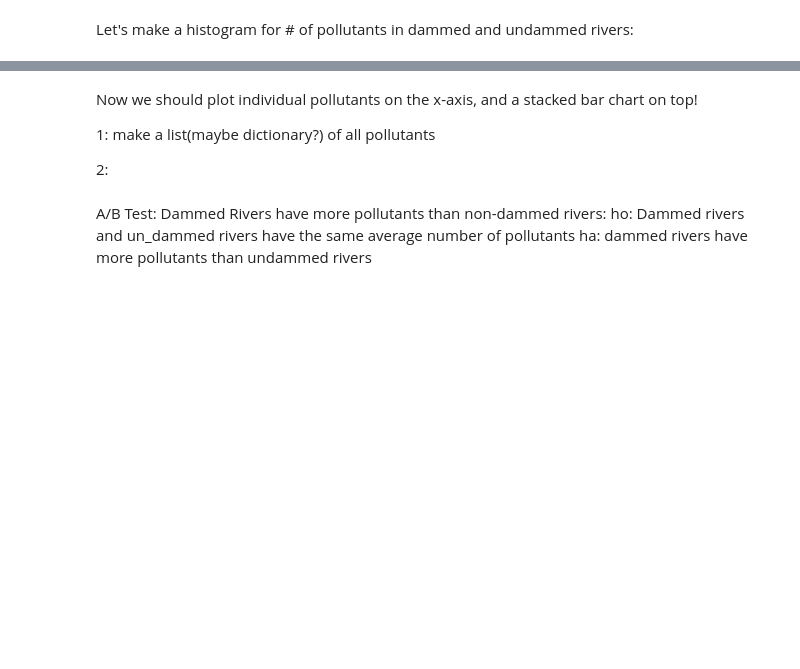
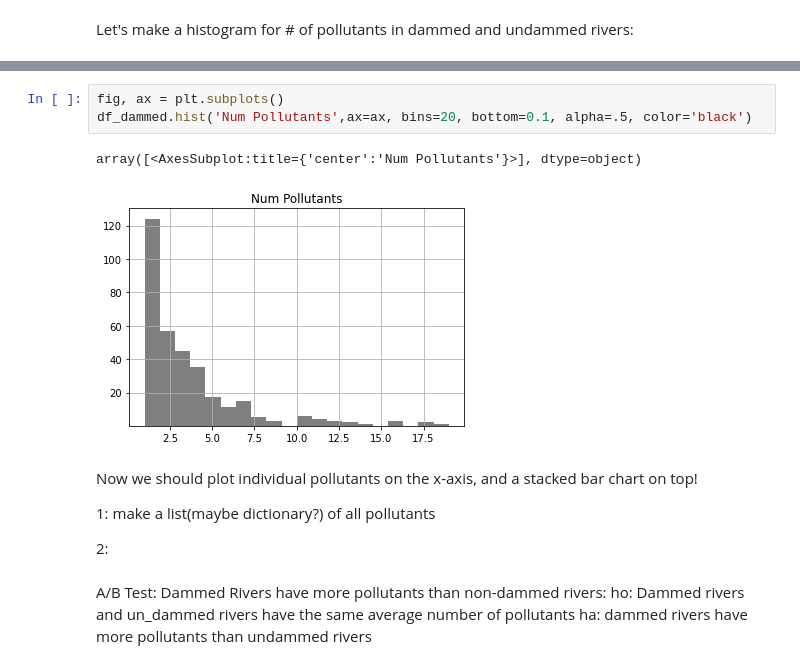
Before and after one commit to puga-42/Are-we-fixing-our-dammed-rivers, a Jupyter notebook: dammed_rivers.ipynb, the cells around one changed output, grey strips where cells are left out. Saved outputs shown, nothing was run; the diff lists cells and outputs as text; blank space fills up the shorter version.

```diff
--- a/dammed_rivers.ipynb
+++ b/dammed_rivers.ipynb
@@ -392,3 +405,9 @@ array([<AxesSubplot:title={'center':'Num Pollutants'}>], dtype=object)
+# %%
+fig, ax = plt.subplots()
+df_dammed.hist('Num Pollutants',ax=ax, bins=20, bottom=0.1, alpha=.5, color='black')
+# %% [output]
+array([<AxesSubplot:title={'center':'Num Pollutants'}>], dtype=object)
+[figure, added]
 # %% [markdown]
 Now we should plot individual pollutants on the x-axis, and a stacked bar chart on top!
 
```
Also changed, not shown: parts of 38 cells of this notebook, 1 other file.
